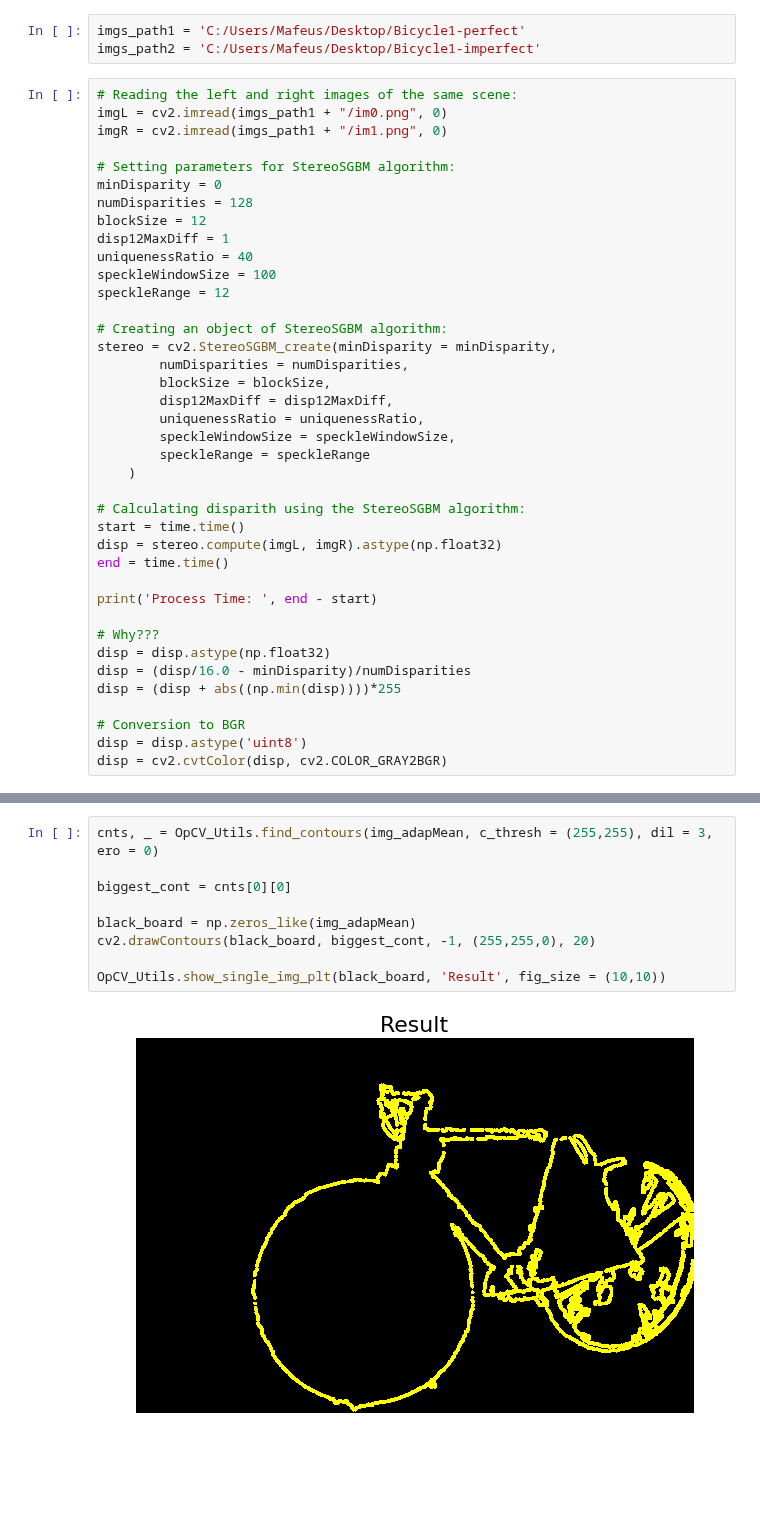
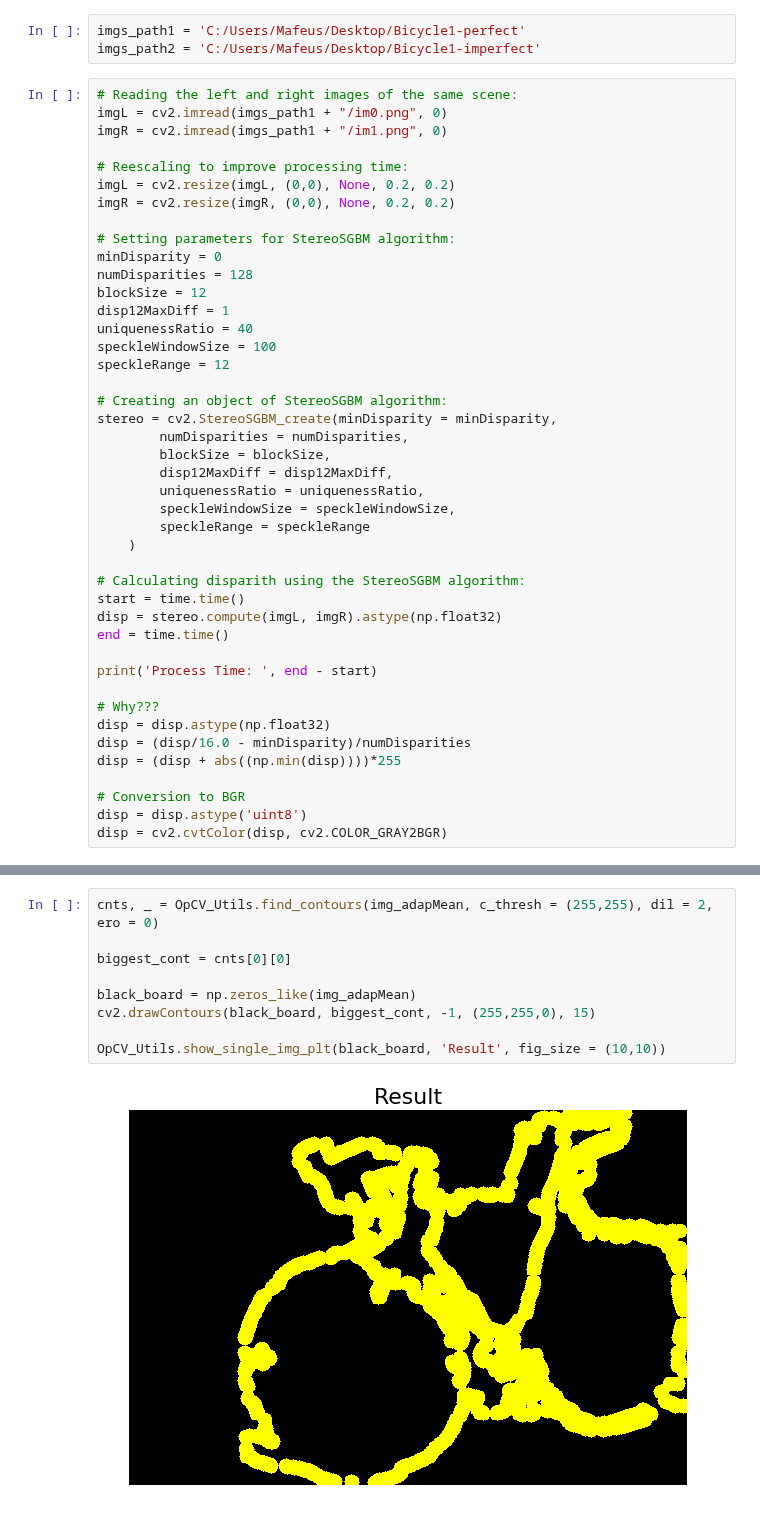
Before and after one commit to Mafeuz/OpenCV, a Jupyter notebook: Stereo/Stereo Disparity Testing.ipynb, the cells around one changed output, grey strips where cells are left out. Cells and saved outputs as stored; diff of their text form; blank space fills up the shorter version.

```diff
--- a/Stereo/Stereo Disparity Testing.ipynb
+++ b/Stereo/Stereo Disparity Testing.ipynb
@@ -20,6 +20,10 @@ imgs_path2 = 'C:/Users/Mafeus/Desktop/Bicycle1-imperfect'
 # Reading the left and right images of the same scene:
 imgL = cv2.imread(imgs_path1 + "/im0.png", 0)
 imgR = cv2.imread(imgs_path1 + "/im1.png", 0)
+
+# Reescaling to improve processing time:
+imgL = cv2.resize(imgL, (0,0), None, 0.2, 0.2)
+imgR = cv2.resize(imgR, (0,0), None, 0.2, 0.2)
 
 # Setting parameters for StereoSGBM algorithm:
 minDisparity = 0
@@ -97,11 +101,11 @@ Final Canny Thresh: (255, 255)
 # %%
-cnts, _ = OpCV_Utils.find_contours(img_adapMean, c_thresh = (255,255), dil = 3, ero = 0)
+cnts, _ = OpCV_Utils.find_contours(img_adapMean, c_thresh = (255,255), dil = 2, ero = 0)
 
 biggest_cont = cnts[0][0]
 
 black_board = np.zeros_like(img_adapMean)
-cv2.drawContours(black_board, biggest_cont, -1, (255,255,0), 20)
+cv2.drawContours(black_board, biggest_cont, -1, (255,255,0), 15)
 
 OpCV_Utils.show_single_img_plt(black_board, 'Result', fig_size = (10,10))
 # %% [output]
-[figure, old version]
+[figure, new version]
```
Also changed, not shown: parts of 6 cells of this notebook, 7 other files.
